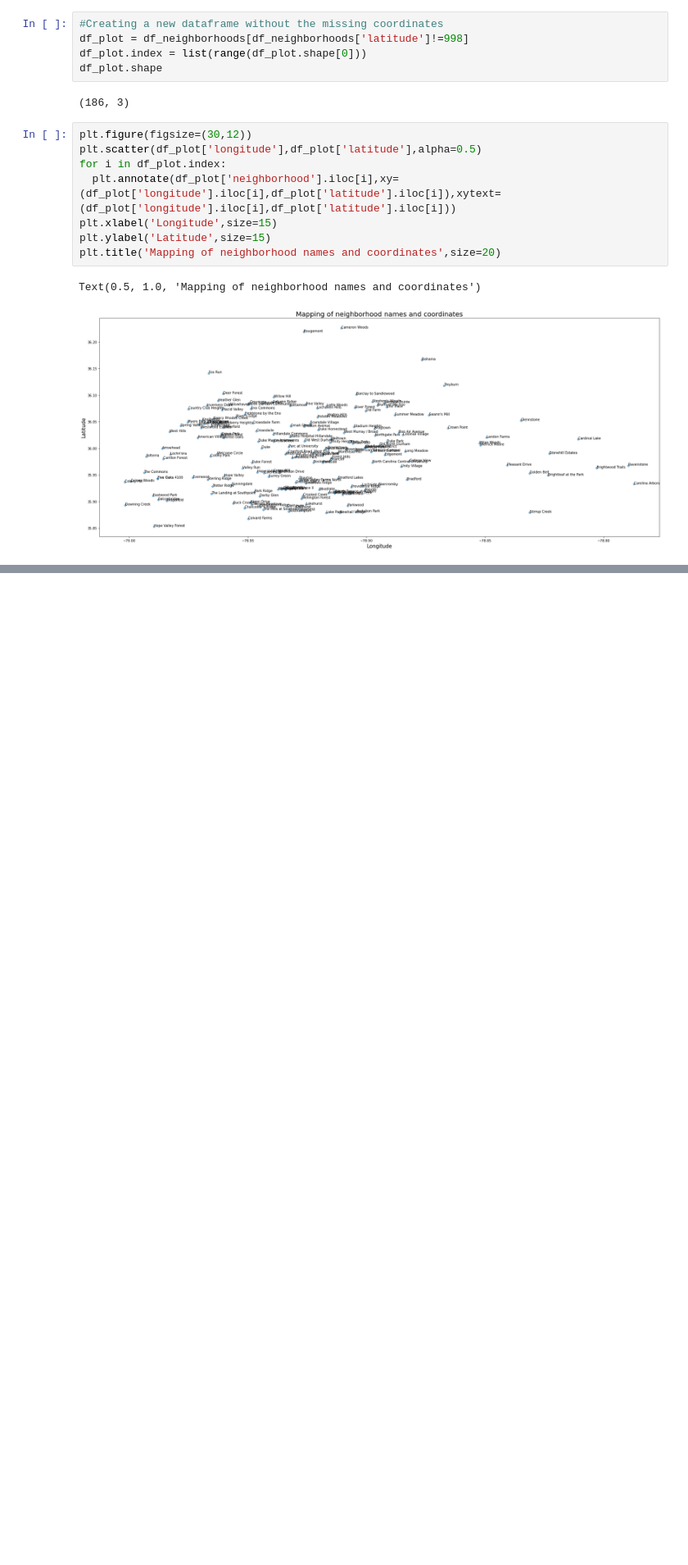
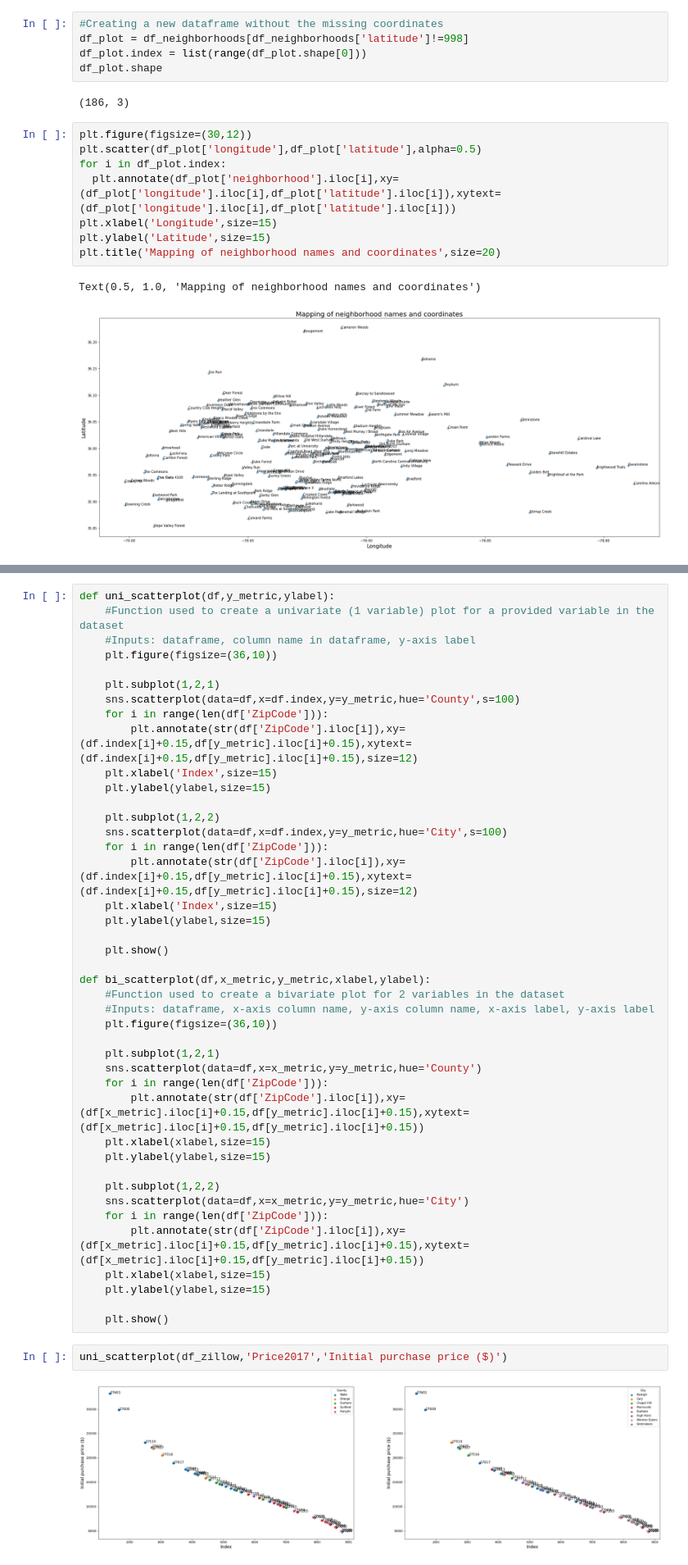
Before and after one commit to saychelsea11/north_carolina_best_real_estate_locations, a Jupyter notebook: nc_housing_data_best_locations.ipynb, the cells around one changed output, grey strips where cells are left out. Shown at 82% size. Drawn from its saved outputs; the diff is of its cells as text; blank space fills up the shorter version.

```diff
--- a/nc_housing_data_best_locations.ipynb
+++ b/nc_housing_data_best_locations.ipynb
@@ -203,0 +433,46 @@ Text(0.5, 1.0, 'Mapping of neighborhood names and coordinates')
+# %%
+def uni_scatterplot(df,y_metric,ylabel):
+    #Function used to create a univariate (1 variable) plot for a provided variable in the dataset
+    #Inputs: dataframe, column name in dataframe, y-axis label
+    plt.figure(figsize=(36,10))
+
+    plt.subplot(1,2,1)
+    sns.scatterplot(data=df,x=df.index,y=y_metric,hue='County',s=100)
+    for i in range(len(df['ZipCode'])):
+        plt.annotate(str(df['ZipCode'].iloc[i]),xy=(df.index[i]+0.15,df[y_metric].iloc[i]+0.15),xytext=(df.index[i]+0.15,df[y_metric].iloc[i]+0.15),size=12)
+    plt.xlabel('Index',size=15)
+    plt.ylabel(ylabel,size=15)
+
+    plt.subplot(1,2,2)
+    sns.scatterplot(data=df,x=df.index,y=y_metric,hue='City',s=100)
+    for i in range(len(df['ZipCode'])):
+        plt.annotate(str(df['ZipCode'].iloc[i]),xy=(df.index[i]+0.15,df[y_metric].iloc[i]+0.15),xytext=(df.index[i]+0.15,df[y_metric].iloc[i]+0.15),size=12)
+    plt.xlabel('Index',size=15)
+    plt.ylabel(ylabel,size=15)
+
+    plt.show()
+
+def bi_scatterplot(df,x_metric,y_metric,xlabel,ylabel):
+    #Function used to create a bivariate plot for 2 variables in the dataset
+    #Inputs: dataframe, x-axis column name, y-axis column name, x-axis label, y-axis label
+    plt.figure(figsize=(36,10))
+
+    plt.subplot(1,2,1)
+    sns.scatterplot(data=df,x=x_metric,y=y_metric,hue='County')
+    for i in range(len(df['ZipCode'])):
+        plt.annotate(str(df['ZipCode'].iloc[i]),xy=(df[x_metric].iloc[i]+0.15,df[y_metric].iloc[i]+0.15),xytext=(df[x_metric].iloc[i]+0.15,df[y_metric].iloc[i]+0.15))
+    plt.xlabel(xlabel,size=15)
+    plt.ylabel(ylabel,size=15)
+
+    plt.subplot(1,2,2)
+    sns.scatterplot(data=df,x=x_metric,y=y_metric,hue='City')
+    for i in range(len(df['ZipCode'])):
+        plt.annotate(str(df['ZipCode'].iloc[i]),xy=(df[x_metric].iloc[i]+0.15,df[y_metric].iloc[i]+0.15),xytext=(df[x_metric].iloc[i]+0.15,df[y_metric].iloc[i]+0.15))
+    plt.xlabel(xlabel,size=15)
+    plt.ylabel(ylabel,size=15)
+
+    plt.show()
+# %%
+uni_scatterplot(df_zillow,'Price2017','Initial purchase price ($)')
+# %% [output]
+[figure, added]
```
Also changed, not shown: parts of 35 cells of this notebook.
